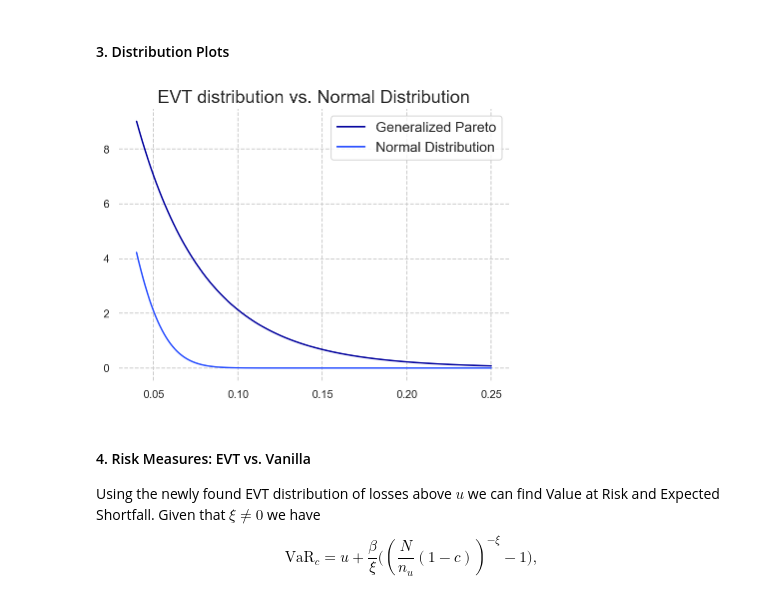
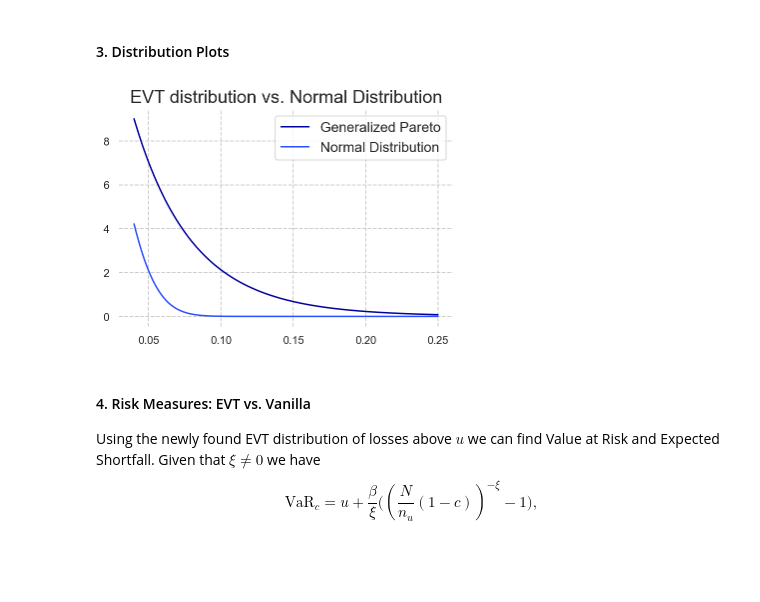
Before and after one commit to Sinbad-The-Sailor/Financial-Mathematics-Notebooks, a Jupyter notebook: extreme_value_theory.ipynb, the cells around one changed output. Drawn from its saved outputs; the diff is of its cells as text; code cells hidden in the pictures; blank space fills up the shorter version.

Commit message:
Minor graph fix.

```diff
--- a/extreme_value_theory.ipynb
+++ b/extreme_value_theory.ipynb
@@ -127,22 +127,22 @@ def generalized_pareto_distribution_pdf(x: float, xi: float, beta: float) -> flo
 # %%
 import scipy
 
 x = np.linspace(u, 0.25, 500)
 gpd_values = generalized_pareto_distribution_pdf(x, x[0], x[1])
 norm_values = scipy.stats.norm.pdf(x, np.mean(losses), np.std(losses))
 
 fig, ax = plt.subplots()
 
 ax.plot(x, gpd_values, label="Generalized Pareto")
 ax.plot(x, norm_values, label="Normal Distribution")
 ax.set_title("EVT distribution vs. Normal Distribution", fontsize=18)
 ax.set_frame_on(False)
 ax.legend(fontsize=14)
 
-fig.set_size_inches(7,5)
+fig.set_size_inches(6,4)
 plt.show()
 # %% [output]
-[figure, old version]
+[figure, new version]
 # %% [markdown]
 #### 4. Risk Measures: EVT vs. Vanilla
 
```
